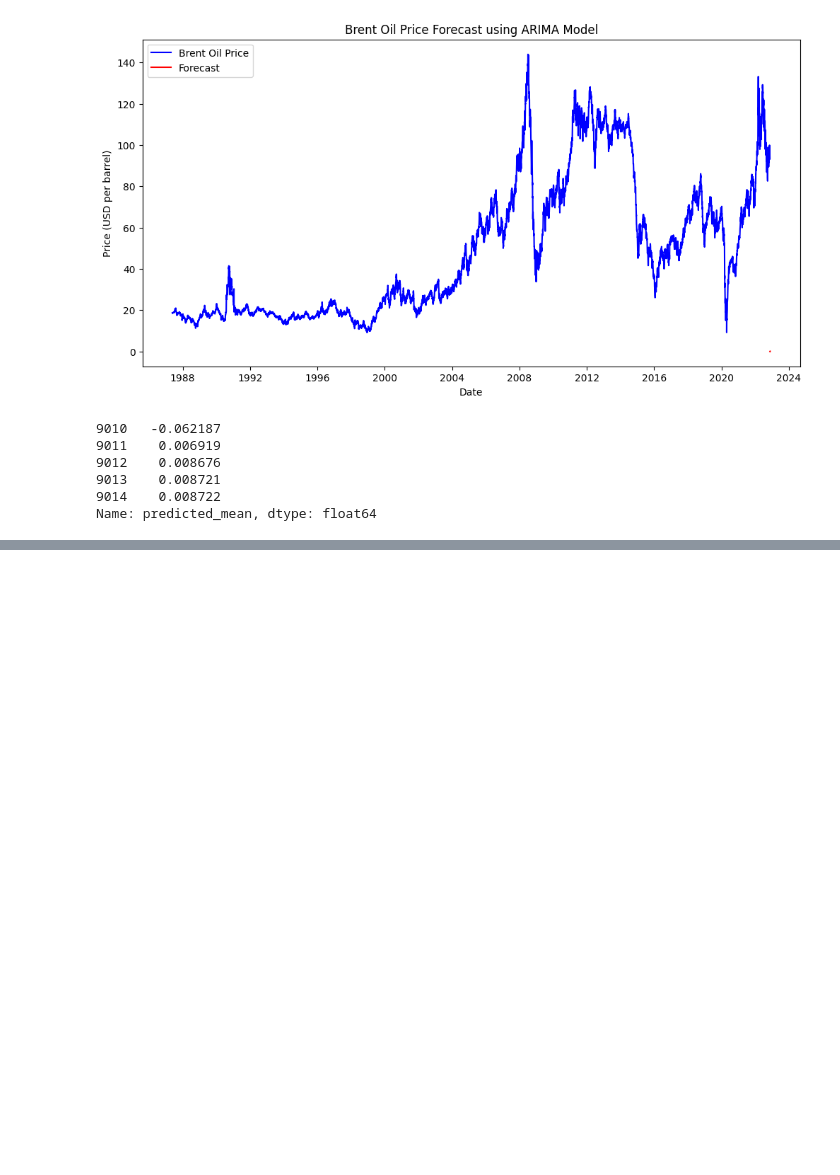
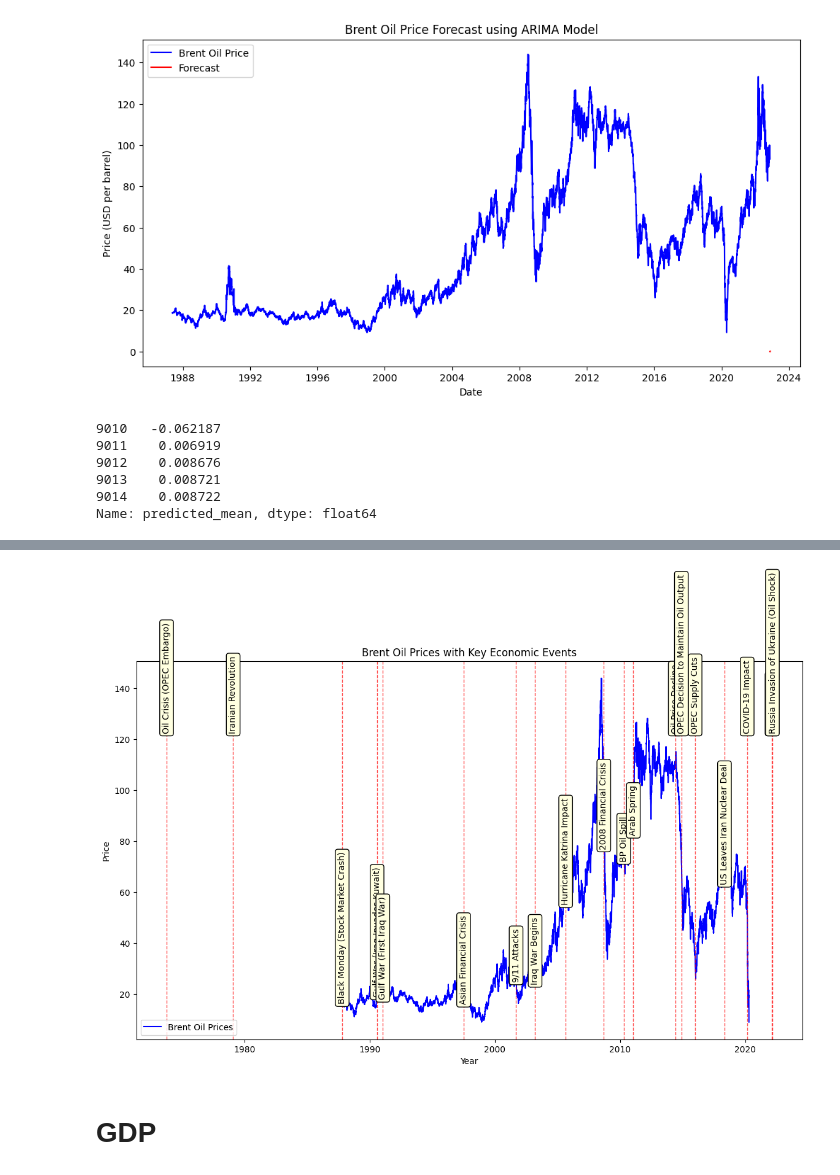
Before and after one commit to Semir1r/Oil-price-analysis, a Jupyter notebook: notebooks/oil_analysis.ipynb, the cells around one changed output, grey strips where cells are left out. Saved outputs shown, nothing was run; the diff lists cells and outputs as text; code cells hidden in the pictures; blank space fills up the shorter version.

```diff
--- a/notebooks/oil_analysis.ipynb
+++ b/notebooks/oil_analysis.ipynb
@@ -182,0 +240,10 @@ Epoch 50/50
+# %%
+import pandas as pd
+
+# Load the file, ensuring all columns are read
+file_path = "../data/BrentOilPrices.csv"  # Update with actual path
+data = pd.read_csv(file_path)
+
+# Print the first few rows to inspect
+print(data.head())
+print(data.columns)
@@ -182,0 +258,65 @@ Epoch 50/50
+# %%
+import pandas as pd
+import matplotlib.pyplot as plt
+
+# Ensure 'Date' is in datetime format
+data['Date'] = pd.to_datetime(data['Date'], errors='coerce')
+
+# Remove any rows with invalid or missing dates
+data = data.dropna(subset=['Date'])
+
+# Extended list of events to annotate
+events = {
+    '1987-10-19': 'Black Monday (Stock Market Crash)',
+    '1990-08-02': 'Gulf War (Iraq Invades Kuwait)',
+    '1997-07-02': 'Asian Financial Crisis',
+    '2001-09-11': '9/11 Attacks',
+    '2003-03-20': 'Iraq War Begins',
+    '2008-09-15': '2008 Financial Crisis',
+    '2010-04-20': 'BP Oil Spill',
+    '2011-01-25': 'Arab Spring',
+    '2014-06-01': 'Oil Price Decline',
+    '2016-01-01': 'OPEC Supply Cuts',
+    '2020-03-01': 'COVID-19 Impact',
+    '2022-02-24': 'Ukraine Crisis',
+    '1973-10-06': 'Oil Crisis (OPEC Embargo)',
+    '1979-02-01': 'Iranian Revolution',
+    '1991-01-17': 'Gulf War (First Iraq War)',
+    '2005-08-29': 'Hurricane Katrina Impact',
+    '2014-11-27': 'OPEC Decision to Maintain Oil Output',
+    '2018-05-08': 'US Leaves Iran Nuclear Deal',
+    '2022-03-08': 'Russia Invasion of Ukraine (Oil Shock)'
+}
+
+# Plotting the Brent oil prices
+plt.figure(figsize=(14, 8))
+plt.plot(data['Date'], data['Price'], label='Brent Oil Prices', color='blue')
+
+# Loop over each event in the dictionary to add vertical lines and annotations
+for date, label in events.items():
+    event_date = pd.to_datetime(date)
+    event_price = data.loc[data['Date'] == event_date, 'Price'].max() if event_date in data['Date'].values else data['Price'].max()
+
+    # Draw a vertical line for the event
+    plt.axvline(x=event_date, color='red', linestyle='--', linewidth=1, alpha=0.7)
+
+    # Annotate the event
+    plt.annotate(label,
+                 xy=(event_date, event_price * 0.8),
+                 xytext=(event_date, event_price * 0.85),
+                 rotation=90, color='black',
+                 ha='center', va='bottom', fontsize=10,
+                 bbox=dict(boxstyle="round,pad=0.3", edgecolor="black", facecolor="lightyellow"))
+
+# Adding labels and title
+plt.title('Brent Oil Prices with Key Economic Events')
+plt.xlabel('Year')
+plt.ylabel('Price')
+plt.legend()
+
+# Show the plot
+plt.show()
+# %% [output]
+[figure, added]
+# %% [markdown]
+# GDP
```
Also changed, not shown: parts of 21 cells of this notebook.
